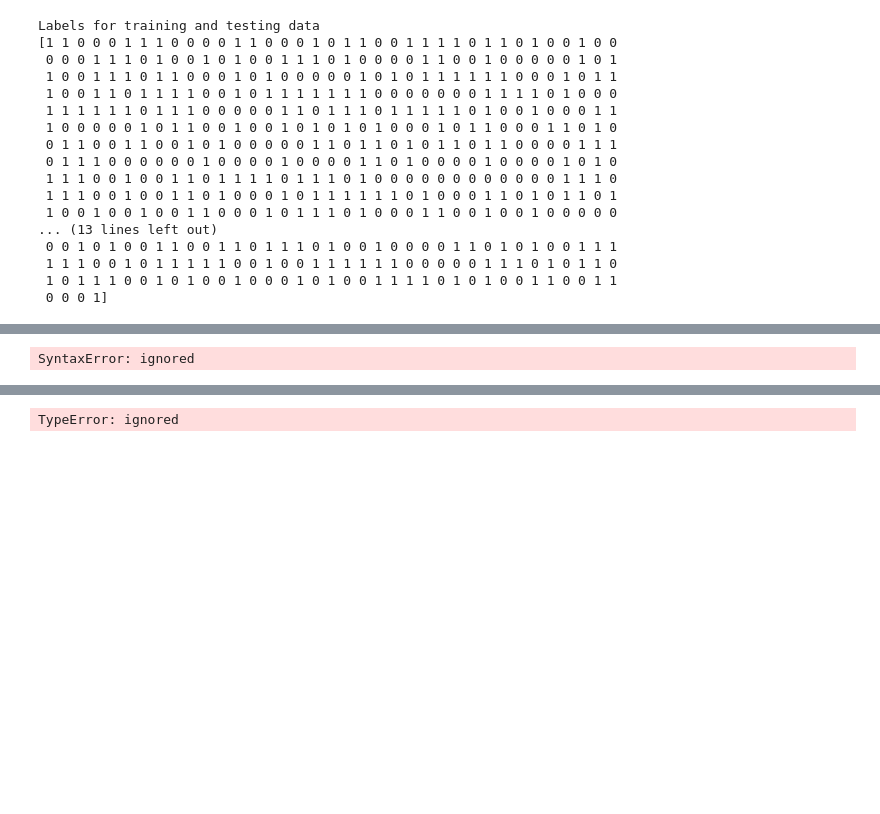
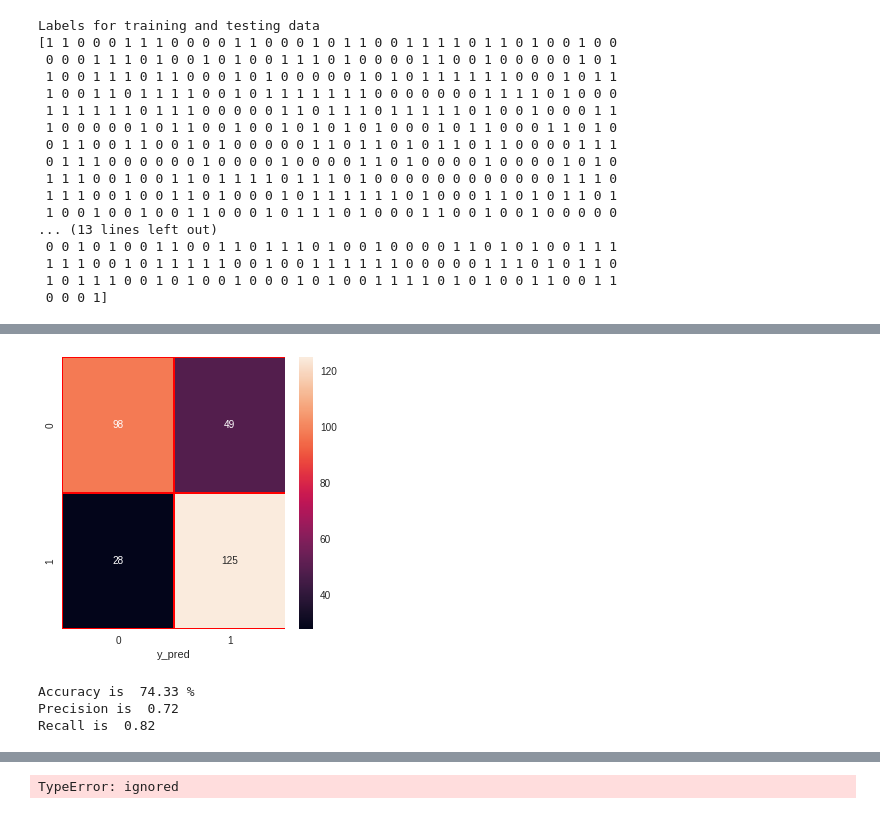
Before and after one commit to Naznin2000/review, a Jupyter notebook: Welcome_To_Colaboratory.ipynb, the cells around one changed output, grey strips where cells are left out. Cells and saved outputs as stored; diff of their text form; code cells hidden in the pictures; blank space fills up the shorter version.

```diff
--- a/Welcome_To_Colaboratory.ipynb
+++ b/Welcome_To_Colaboratory.ipynb
@@ -359,17 +382,8 @@ def Model(model):
 from sklearn import linear_model
 lr = linear_model.LogisticRegression(C=1.5)
 lr.fit(X_train, y_train)
-# Predicting the Test set results
-y_pred = lr.predict(X_test)
-X_pred = lr.predict(X_train)
-accuracy_score=[]
 lr_score = lr.score(X_test,y_test)
-accuracy_score.append(["LR",lr_score])
-
-
-#lr_accuracy = accuracy_score(y_test,y_pred)
-score2 = precision_score(y_test,y_pred)
-score3= recall_score(y_test,y_pred)
+scores_accuracy.append(["LR",lr_score])
 
 # LR confusion matrix
 y_pred = lr.predict(X_test)
@@ -381,19 +395,21 @@ plt.xlabel("y_pred")
 #plt.ylabel("y_true")
 plt.show()
 
-accuracy_score.append(["LR",lr_score])
 
 from sklearn.metrics import precision_score
 from sklearn.metrics import recall_score
 from sklearn.metrics import f1_score
 from sklearn.metrics import accuracy_score
 
+score2 = precision_score(y_test,y_pred)
+score3= recall_score(y_test,y_pred)
+
 print("\n")
-print("Accuracy is ",round(lr_score*100,2),"%")
+
 print("Precision is ",round(score2,2))
 print("Recall is ",round(score3,2))
 print("f1_score is ",round(score3,2))
-#accuracy_score.append(["LR",lr_accuracy])
+
 
 from sklearn.metrics import precision_recall_curve
 
@@ -465,44 +480,44 @@ weighted avg       0.76      0.76      0.76       300
 from sklearn.naive_bayes import MultinomialNB
 mnb = MultinomialNB(alpha=0.1)
 mnb.fit(X_train, y_train)
+prediction = mnb.predict(X_test)
+
+mnb_score = mnb.score(X_test,y_test)
+scores_accuracy.append(["MNB",mnb_score])
+#print(" {} nn score: {} ".format(mnb.score(X_test,y_test)))
 from sklearn.metrics import accuracy_score
 from sklearn.metrics import precision_score
 from sklearn.metrics import recall_score
 
 
 # Predicting the Test set results
 y_pred = mnb.predict(X_test)
 
-mnb_score = accuracy_score(y_test,y_pred)
+
 score2 = precision_score(y_test,y_pred)
 score3= recall_score(y_test,y_pred)
-accuracy_score=[]
-
-mnb_score = mnb.score(X_test,y_test)
-accuracy_score.append(["MNB",mnb_score])
-
-#accuracy_score.append(["mnb",mnb_score)
-
 # MNB confusion matrix
 y_pred = mnb.predict(X_test)
 y_true = y_test
 cm = confusion_matrix (y_true,y_pred)
 f, ax =plt.subplots(figsize=(5,5))
 sns.heatmap(cm,annot=True,linewidths=0.5,linecolor="red",fmt=".0f",ax=ax)
 plt.xlabel("y_pred")
 #plt.ylabel("y_true")
 plt.show()
-accuracy_score.append(["mnb",mnb_score)
-#accuracy_score.append(["mnb",mnb_score)
+
 
 # Accuracy, Precision and Recall
 from sklearn.metrics import accuracy_score
 from sklearn.metrics import precision_score
 from sklearn.metrics import recall_score
 
 print("\n")
 print("Accuracy is ",round(mnb_score*100,2),"%")
 print("Precision is ",round(score2,2))
 print("Recall is ",round(score3,2))
 # %% [output]
+[figure, added]
-SyntaxError: ignored
+Accuracy is  74.33 %
+Precision is  0.72
+Recall is  0.82
```
Also changed, not shown: parts of 20 cells of this notebook.
